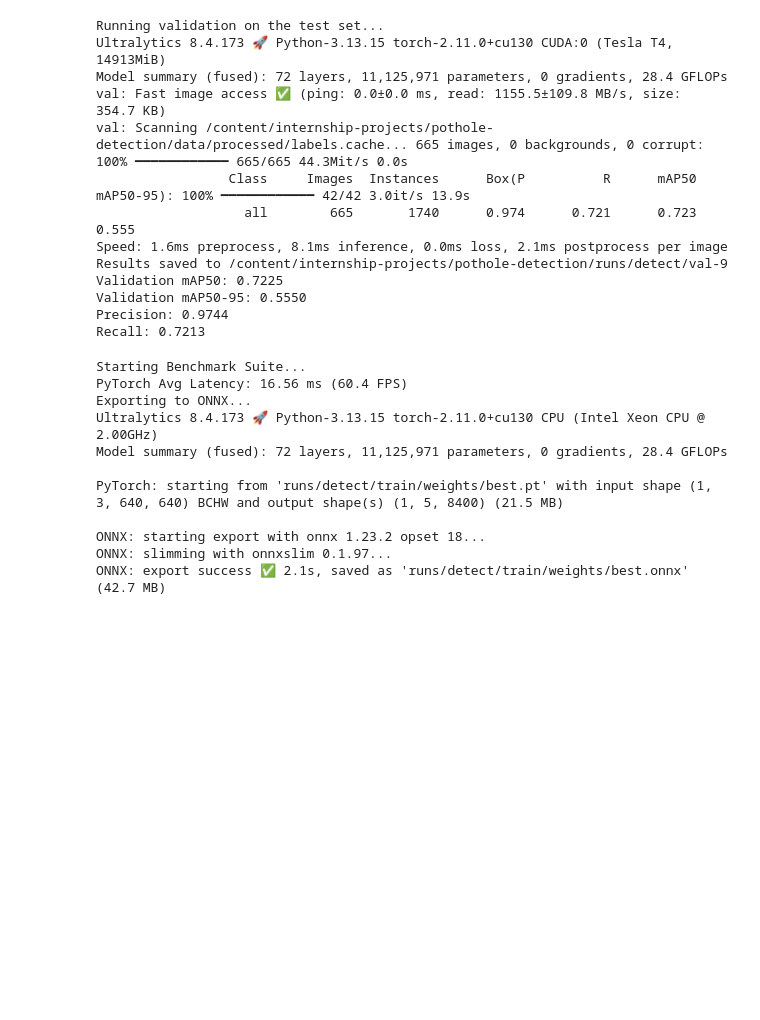
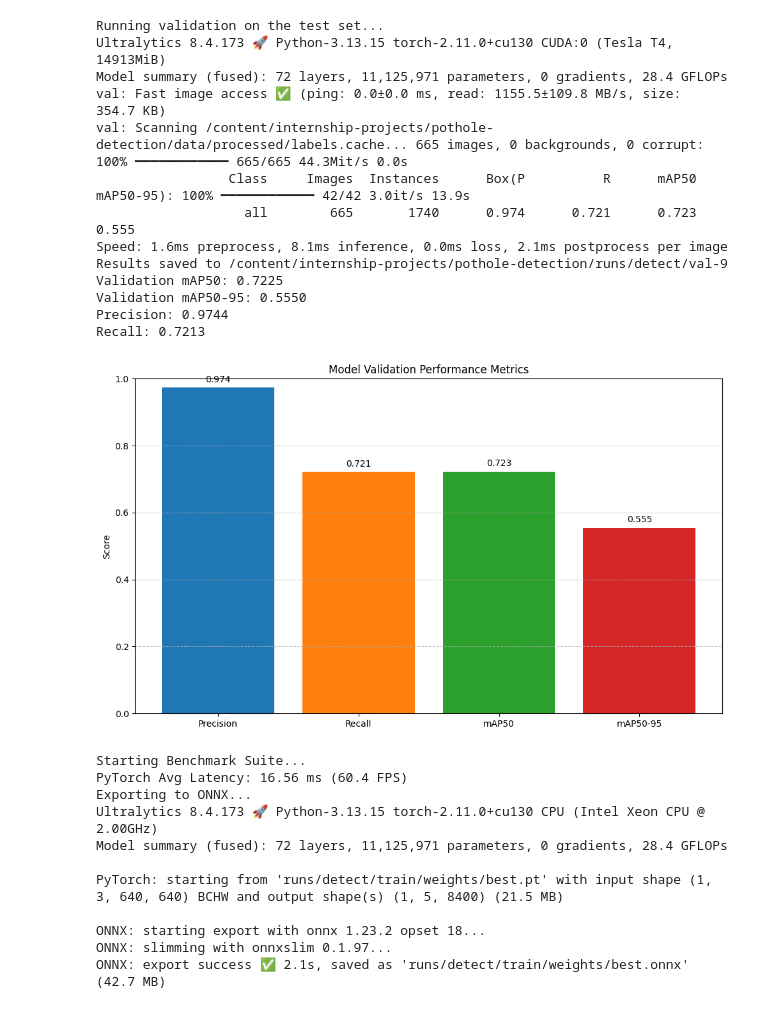
Before and after one commit to dhakalnirajan/internship-projects, a Jupyter notebook: pothole-detection/Pothole_Detection.ipynb, the cells around one changed output. Drawn from its saved outputs; the diff is of its cells as text; code cells hidden in the pictures; blank space fills up the shorter version.

```diff
--- a/pothole-detection/Pothole_Detection.ipynb
+++ b/pothole-detection/Pothole_Detection.ipynb
@@ -266,6 +266,35 @@ Validation mAP50: 0.7225
 Validation mAP50-95: 0.5550
 Precision: 0.9744
 Recall: 0.7213
+# %%
+import matplotlib.pyplot as plt
+
+# Extract metrics from val_results
+metrics = {
+    'Precision': val_results.box.p.mean(),
+    'Recall': val_results.box.r.mean(),
+    'mAP50': val_results.box.map50,
+    'mAP50-95': val_results.box.map
+}
+
+# Create a bar chart
+plt.figure(figsize=(10, 6))
+bars = plt.bar(metrics.keys(), metrics.values(), color=['#1f77b4', '#ff7f0e', '#2ca02c', '#d62728'])
+plt.title('Model Validation Performance Metrics')
+plt.ylabel('Score')
+plt.ylim(0, 1)
+
+# Add value labels on top of bars
+for bar in bars:
+    yval = bar.get_height()
+    plt.text(bar.get_x() + bar.get_width()/2.0, yval + 0.01, f'{yval:.3f}', ha='center', va='bottom')
+
+plt.grid(axis='y', linestyle='--', alpha=0.7)
+plt.tight_layout()
+plt.savefig('model_validation_metrics.png')
+plt.show()
+# %% [output]
+[figure, added]
 # %%
 import torch
 import numpy as np
```
Also changed, not shown: parts of 2 cells of this notebook, 16 other files.
